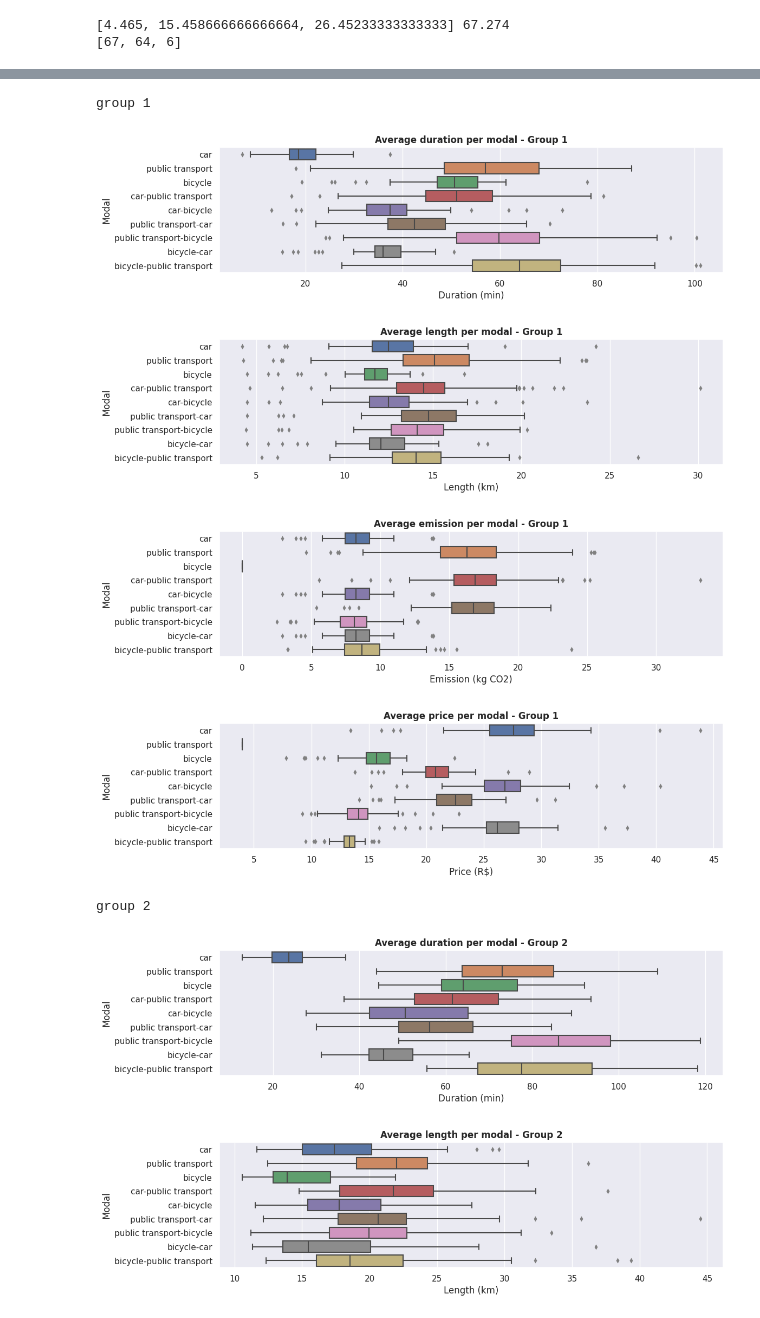
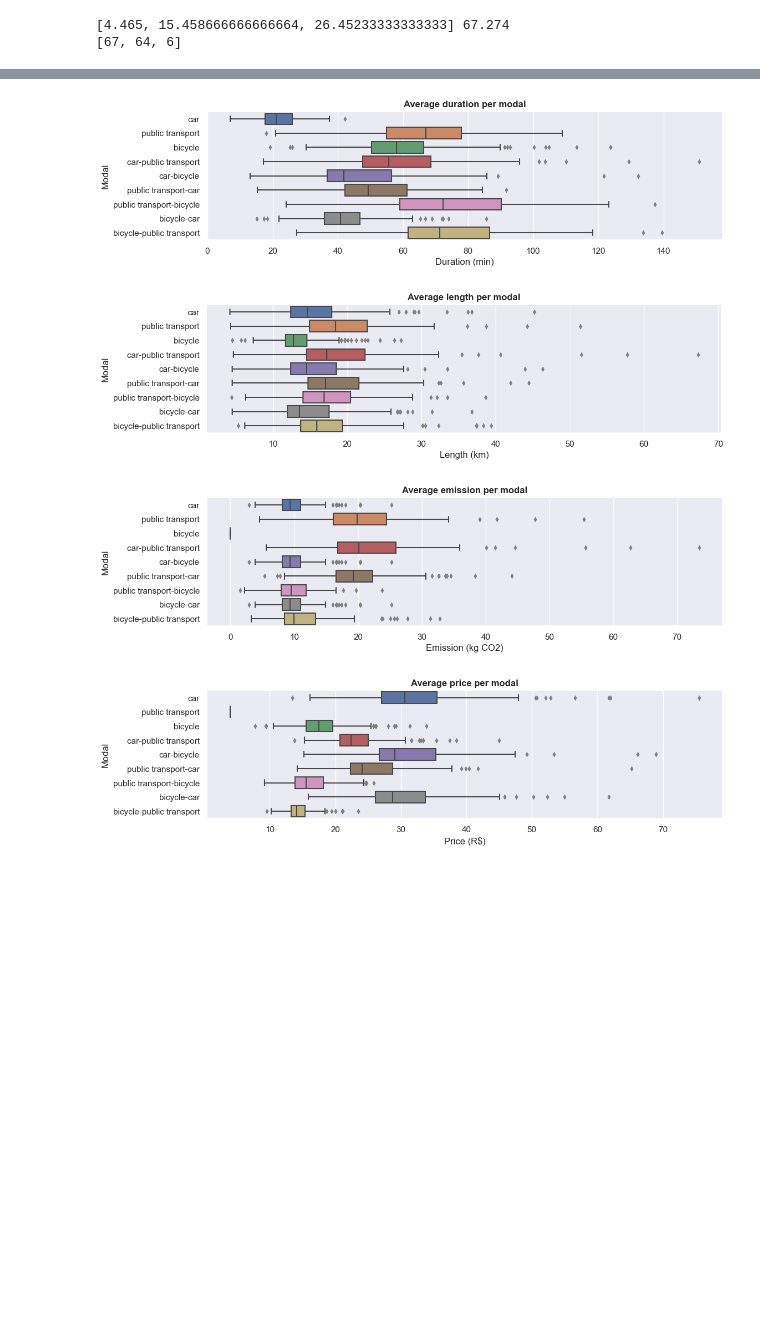
Before and after one commit to CamiloHMS/london_routing, a Jupyter notebook: responses_plot.ipynb, the cells around one changed output, grey strips where cells are left out. Cells and saved outputs as stored; diff of their text form; code cells hidden in the pictures; blank space fills up the shorter version.

```diff
--- a/responses_plot.ipynb
+++ b/responses_plot.ipynb
@@ -162,21 +173,11 @@ group 3
 ... (3 outputs left out)
 # %%
-## boxplot
-for j in range(len(distance_wind)):
-    print("group",j+1)
-
-    group = dataf_new.loc[dataf_new['setID'].isin(windows[j].index)]
-
-    for i in range(len(ylabels)):
-        #upper = ylabels[i][0].upper() + ylabels[i][1:]
-        title = f"Average {ylabels[i]} per modal - Group {j+1}"
-        plotBoxPlots(group,translator[ylabels[i]],title,ylabels[i],"modal",fname=title)
+for i in range(len(ylabels)):
+    #upper = ylabels[i][0].upper() + ylabels[i][1:]
+    title = f"Average {ylabels[i]} per modal"
+    plotBoxPlots(dataf_new,translator[ylabels[i]],title,ylabels[i],"modal",fname=title)
 # %% [output]
-group 1
-[figure, old version]
+[figure, new version]
-[figure, old version]
+[figure, new version]
-[figure, old version]
+[figure, new version]
-[figure, old version]
+[figure, new version]
-group 2
-[figure, removed]
-[figure, removed]
```
Also changed, not shown: parts of 5 cells of this notebook, 48 other files.
